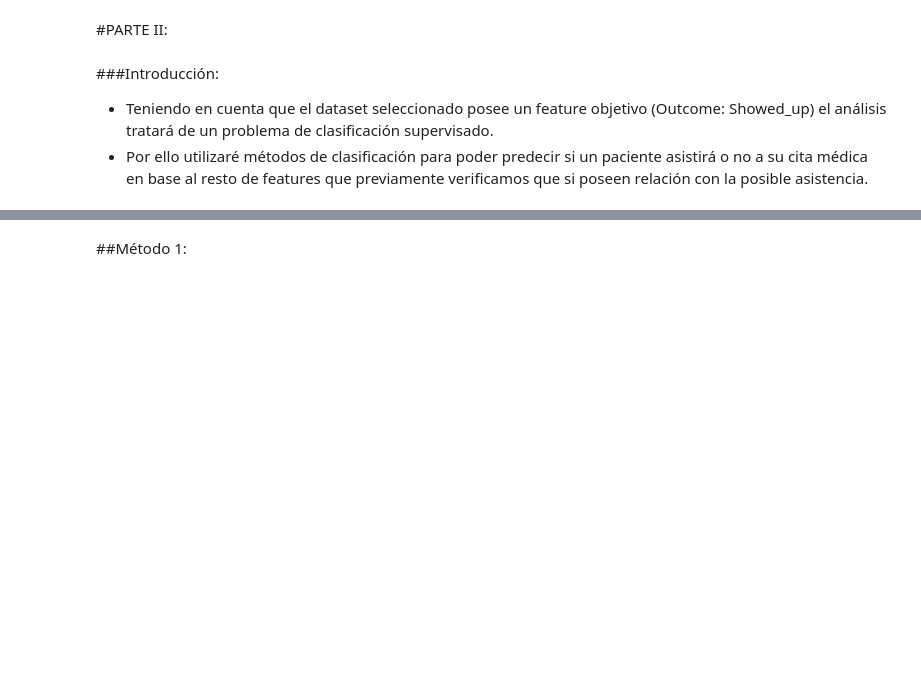
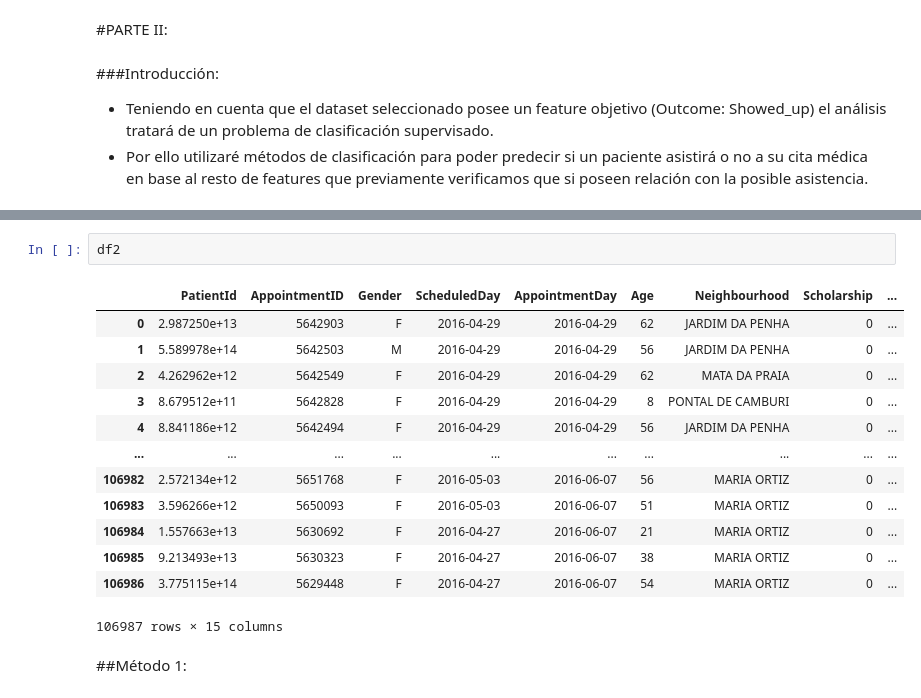
Before and after one commit to boulchouk1/Proyecto-DS-2-CoderHouse, a Jupyter notebook: ProyectoDS2Parte_2--_Boulchouk_Alexis_Comisión_90455_.ipynb, the cells around one changed output, grey strips where cells are left out. Saved outputs shown, nothing was run; the diff lists cells and outputs as text; blank space fills up the shorter version.

```diff
--- a/ProyectoDS2Parte_2--_Boulchouk_Alexis_Comisión_90455_.ipynb
+++ b/ProyectoDS2Parte_2--_Boulchouk_Alexis_Comisión_90455_.ipynb
@@ -688,5 +710,21 @@ y = df['Showed_up']
 #divido mi dataset dejando un 30% para testear el modelo
 x_train, x_test, y_train, y_test = train_test_split(x,y,test_size=0.3,random_state=7)
+# %%
+df2
+# %% [output]
+|  | PatientId | AppointmentID | Gender | ScheduledDay | AppointmentDay | Age | Neighbourhood | Scholarship | ... |
+| 0 | 2.987250e+13 | 5642903 | F | 2016-04-29 | 2016-04-29 | 62 | JARDIM DA PENHA | 0 | ... |
+| 1 | 5.589978e+14 | 5642503 | M | 2016-04-29 | 2016-04-29 | 56 | JARDIM DA PENHA | 0 | ... |
+| 2 | 4.262962e+12 | 5642549 | F | 2016-04-29 | 2016-04-29 | 62 | MATA DA PRAIA | 0 | ... |
+| 3 | 8.679512e+11 | 5642828 | F | 2016-04-29 | 2016-04-29 | 8 | PONTAL DE CAMBURI | 0 | ... |
+| 4 | 8.841186e+12 | 5642494 | F | 2016-04-29 | 2016-04-29 | 56 | JARDIM DA PENHA | 0 | ... |
+| ... | ... | ... | ... | ... | ... | ... | ... | ... | ... |
+| 106982 | 2.572134e+12 | 5651768 | F | 2016-05-03 | 2016-06-07 | 56 | MARIA ORTIZ | 0 | ... |
+| 106983 | 3.596266e+12 | 5650093 | F | 2016-05-03 | 2016-06-07 | 51 | MARIA ORTIZ | 0 | ... |
+| 106984 | 1.557663e+13 | 5630692 | F | 2016-04-27 | 2016-06-07 | 21 | MARIA ORTIZ | 0 | ... |
+| 106985 | 9.213493e+13 | 5630323 | F | 2016-04-27 | 2016-06-07 | 38 | MARIA ORTIZ | 0 | ... |
+| 106986 | 3.775115e+14 | 5629448 | F | 2016-04-27 | 2016-06-07 | 54 | MARIA ORTIZ | 0 | ... |
+106987 rows × 15 columns
 # %% [markdown]
 ##Método 1:
 # %%
```
Also changed, not shown: parts of 12 cells of this notebook.
